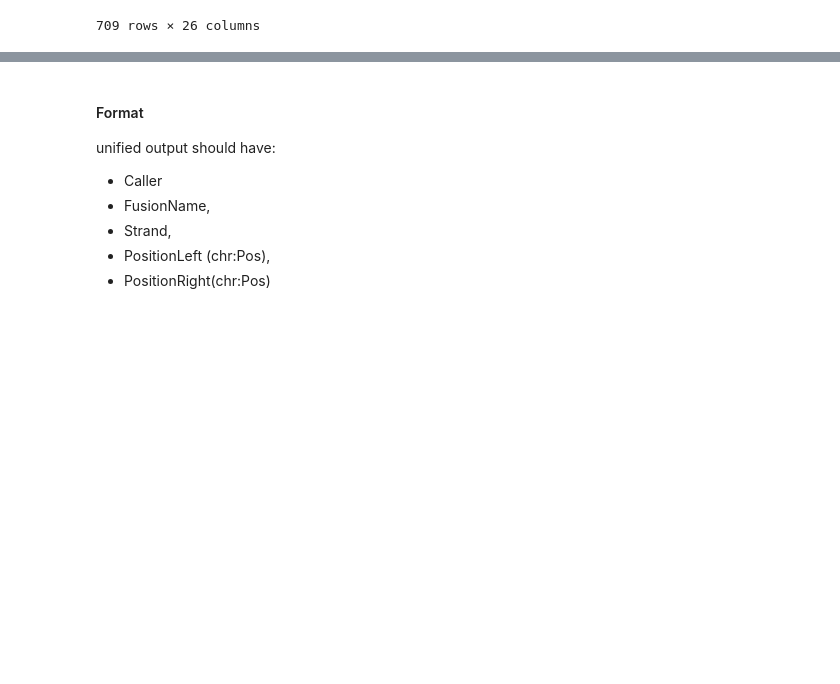
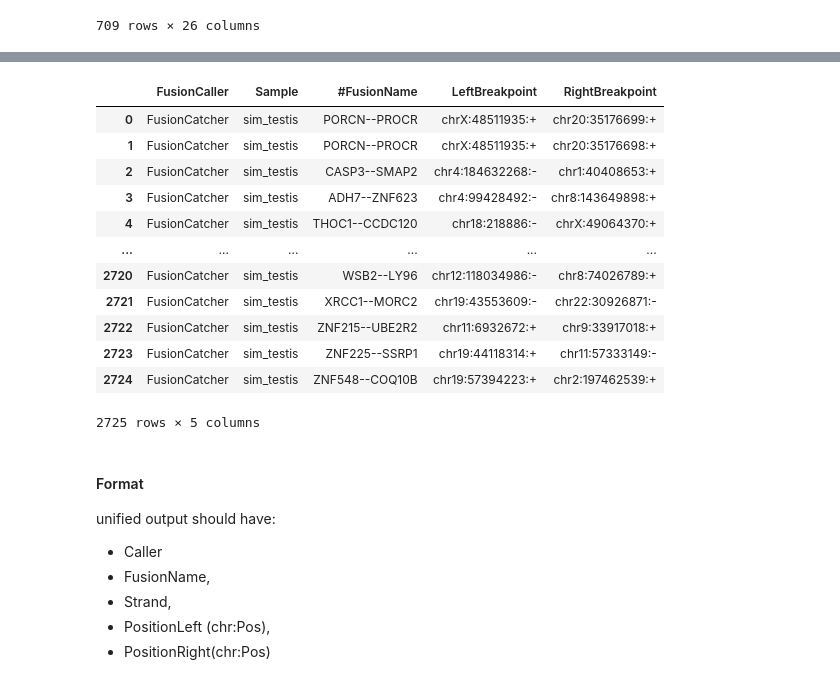
Before and after one commit to RMichae1/gene_fusion, a Jupyter notebook: Fusion_Analysis.ipynb, the cells around one changed output, grey strips where cells are left out. Cells and saved outputs as stored; diff of their text form; code cells hidden in the pictures; blank space fills up the shorter version.

```diff
--- a/Fusion_Analysis.ipynb
+++ b/Fusion_Analysis.ipynb
@@ -70,3 +87,25 @@ adi_fmap_df
+# %%
+unified_df = pd.DataFrame(columns=["FusionCaller", "Sample", "#FusionName", "LeftBreakpoint", "RightBreakpoint"])
+unified_df["#FusionName"] = fcatcher_df["Gene_1_symbol(5end_fusion_partner)"].astype(str) + "--" + fcatcher_df["Gene_2_symbol(3end_fusion_partner)"].astype(str)
+unified_df["LeftBreakpoint"] = "chr" + fcatcher_df["Fusion_point_for_gene_1(5end_fusion_partner)"]
+unified_df["RightBreakpoint"] = "chr" + fcatcher_df["Fusion_point_for_gene_2(3end_fusion_partner)"]
+unified_df["FusionCaller"] = "FusionCatcher"
+unified_df["Sample"] = "sim_testis"
+unified_df
+# %% [output]
+|  | FusionCaller | Sample | #FusionName | LeftBreakpoint | RightBreakpoint |
+| 0 | FusionCatcher | sim_testis | PORCN--PROCR | chrX:48511935:+ | chr20:35176699:+ |
+| 1 | FusionCatcher | sim_testis | PORCN--PROCR | chrX:48511935:+ | chr20:35176698:+ |
+| 2 | FusionCatcher | sim_testis | CASP3--SMAP2 | chr4:184632268:- | chr1:40408653:+ |
+| 3 | FusionCatcher | sim_testis | ADH7--ZNF623 | chr4:99428492:- | chr8:143649898:+ |
+| 4 | FusionCatcher | sim_testis | THOC1--CCDC120 | chr18:218886:- | chrX:49064370:+ |
+| ... | ... | ... | ... | ... | ... |
+| 2720 | FusionCatcher | sim_testis | WSB2--LY96 | chr12:118034986:- | chr8:74026789:+ |
+| 2721 | FusionCatcher | sim_testis | XRCC1--MORC2 | chr19:43553609:- | chr22:30926871:- |
+| 2722 | FusionCatcher | sim_testis | ZNF215--UBE2R2 | chr11:6932672:+ | chr9:33917018:+ |
+| 2723 | FusionCatcher | sim_testis | ZNF225--SSRP1 | chr19:44118314:+ | chr11:57333149:- |
+| 2724 | FusionCatcher | sim_testis | ZNF548--COQ10B | chr19:57394223:+ | chr2:197462539:+ |
+2725 rows × 5 columns
 # %% [markdown]
 #### Format
 unified output should have:
```
Also changed, not shown: parts of 1 cell of this notebook, 2 other files.
